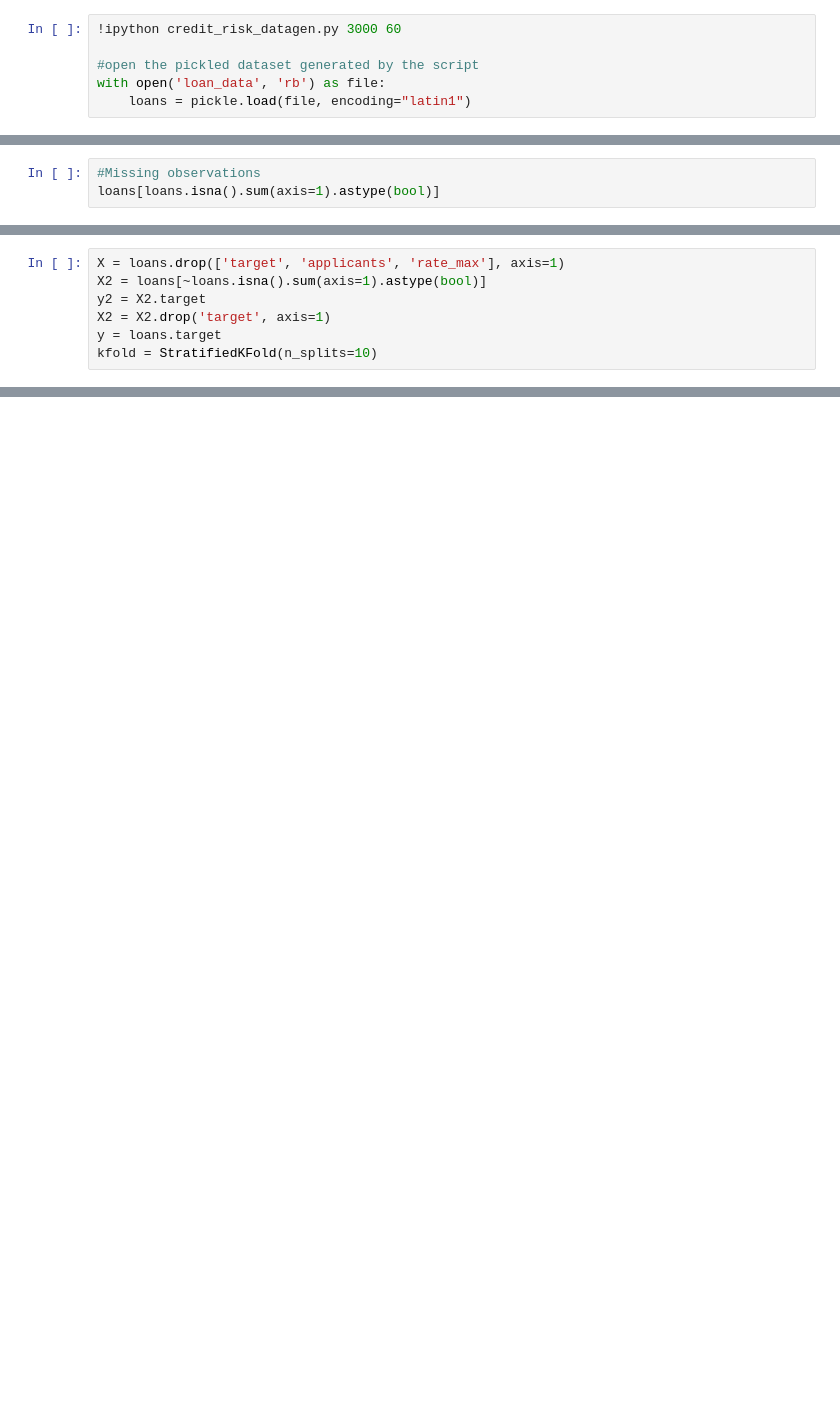
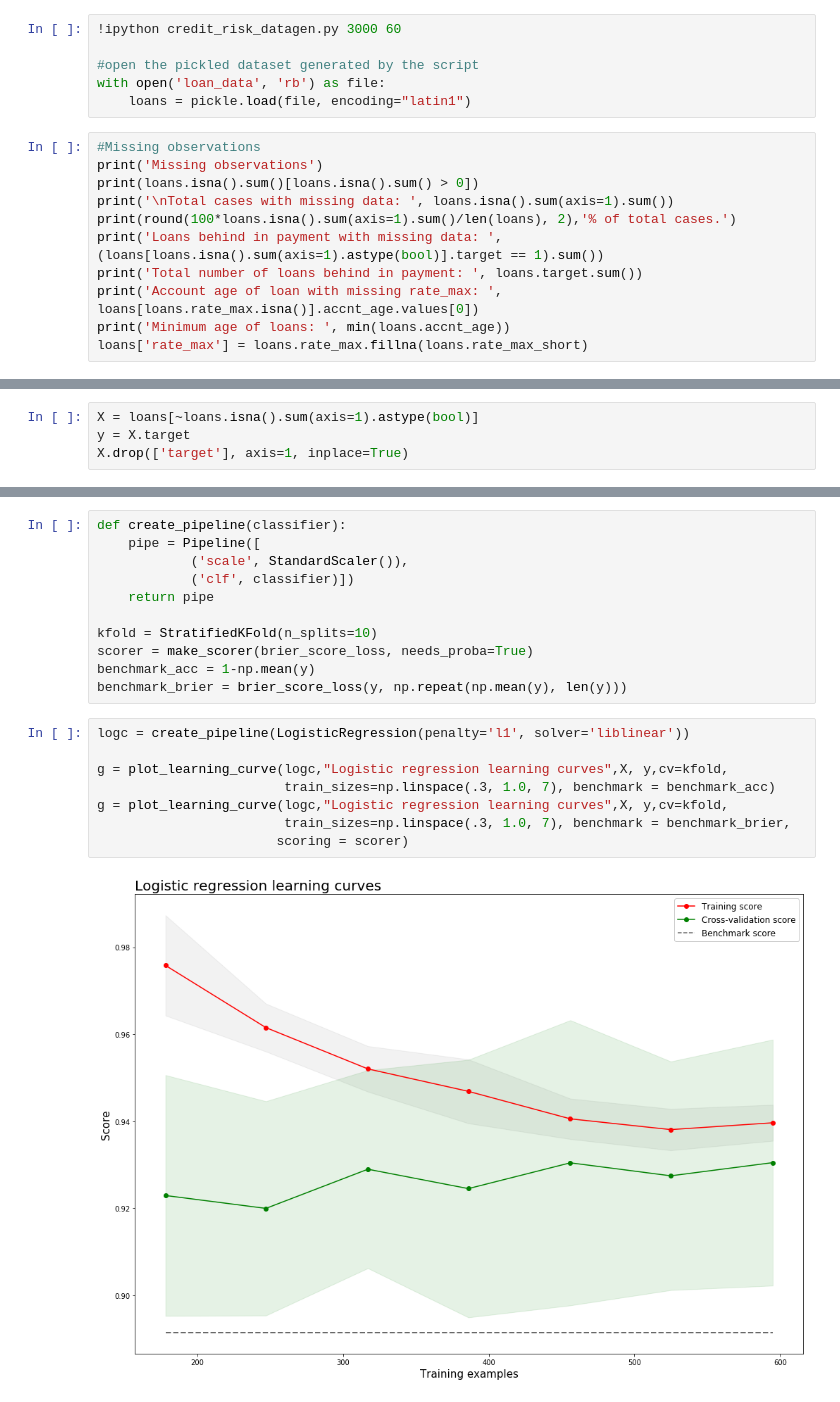
Before and after one commit to loerssoni/credit_risk_prediction, a Jupyter notebook: Credit default modeling.ipynb, the cells around one changed output, grey strips where cells are left out. Drawn from its saved outputs; the diff is of its cells as text; blank space fills up the shorter version.

```diff
--- a/Credit default modeling.ipynb
+++ b/Credit default modeling.ipynb
@@ -28,3 +22,14 @@ We use aggregations of transactions for the latest 3000 days (full history exclu
 #open the pickled dataset generated by the script
 with open('loan_data', 'rb') as file:
     loans = pickle.load(file, encoding="latin1")
+# %%
+#Missing observations
+print('Missing observations')
+print(loans.isna().sum()[loans.isna().sum() > 0])
+print('\nTotal cases with missing data: ', loans.isna().sum(axis=1).sum())
+print(round(100*loans.isna().sum(axis=1).sum()/len(loans), 2),'% of total cases.')
+print('Loans behind in payment with missing data: ', (loans[loans.isna().sum(axis=1).astype(bool)].target == 1).sum())
+print('Total number of loans behind in payment: ', loans.target.sum())
+print('Account age of loan with missing rate_max: ', loans[loans.rate_max.isna()].accnt_age.values[0])
+print('Minimum age of loans: ', min(loans.accnt_age))
+loans['rate_max'] = loans.rate_max.fillna(loans.rate_max_short)
@@ -31,4 +54,5 @@ with open('loan_data', 'rb') as file:
 # %%
-#Missing observations
-loans[loans.isna().sum(axis=1).astype(bool)]
+X = loans[~loans.isna().sum(axis=1).astype(bool)]
+y = X.target
+X.drop(['target'], axis=1, inplace=True)
 # %% [output]
@@ -48,7 +62,0 @@ loans[loans.isna().sum(axis=1).astype(bool)]
-# %%
-X = loans.drop(['target', 'applicants', 'rate_max'], axis=1)
-X2 = loans[~loans.isna().sum(axis=1).astype(bool)]
-y2 = X2.target
-X2 = X2.drop('target', axis=1)
-y = loans.target
-kfold = StratifiedKFold(n_splits=10)
@@ -54,0 +77,21 @@ kfold = StratifiedKFold(n_splits=10)
+# %%
+def create_pipeline(classifier):
+    pipe = Pipeline([
+            ('scale', StandardScaler()),
+            ('clf', classifier)])
+    return pipe
+
+kfold = StratifiedKFold(n_splits=10)
+scorer = make_scorer(brier_score_loss, needs_proba=True)
+benchmark_acc = 1-np.mean(y)
+benchmark_brier = brier_score_loss(y, np.repeat(np.mean(y), len(y)))
+# %%
+logc = create_pipeline(LogisticRegression(penalty='l1', solver='liblinear'))
+
+g = plot_learning_curve(logc,"Logistic regression learning curves",X, y,cv=kfold,
+                        train_sizes=np.linspace(.3, 1.0, 7), benchmark = benchmark_acc)
+g = plot_learning_curve(logc,"Logistic regression learning curves",X, y,cv=kfold,
+                        train_sizes=np.linspace(.3, 1.0, 7), benchmark = benchmark_brier,
+                       scoring = scorer)
+# %% [output]
+[figure, added]
```
Also changed, not shown: parts of 23 cells of this notebook, 2 other files.
